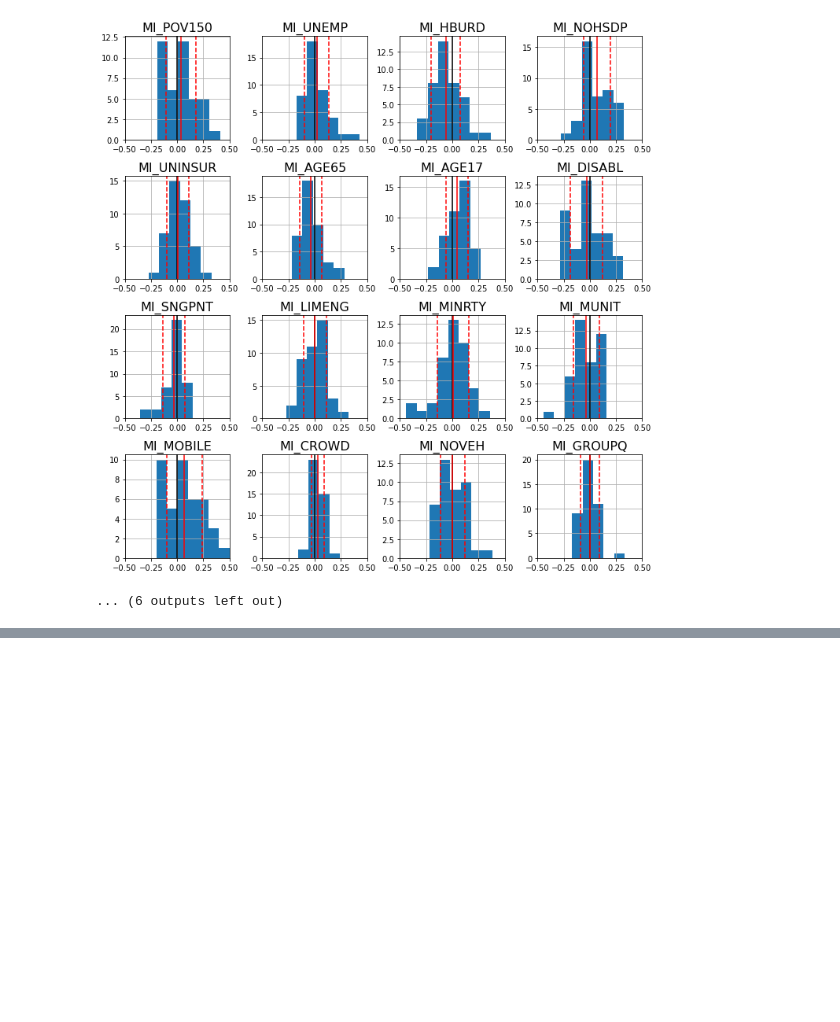
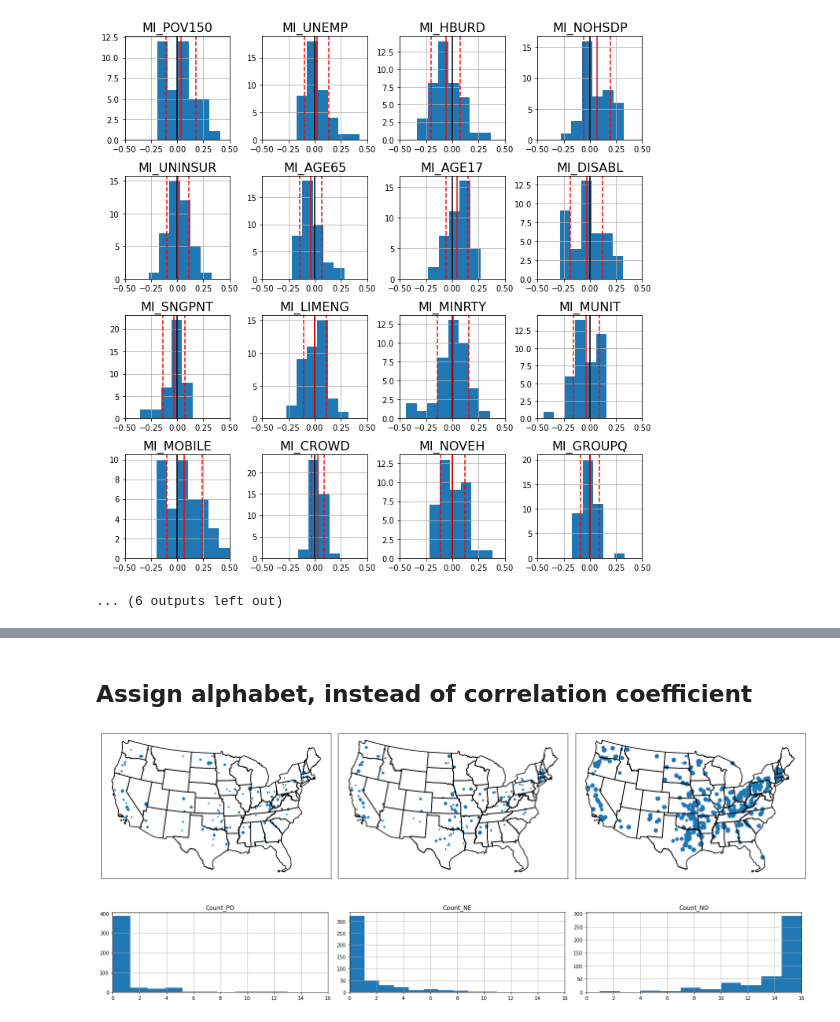
Before and after one commit to I-GUIDE/population_vulnerable_to_dam_failure, a Jupyter notebook: K_means_clustering-Copy1.ipynb, the cells around one changed output, grey strips where cells are left out. Cells and saved outputs as stored; diff of their text form; code cells hidden in the pictures; blank space fills up the shorter version.

```diff
--- a/K_means_clustering-Copy1.ipynb
+++ b/K_means_clustering-Copy1.ipynb
@@ -294,0 +254,2 @@ ax[2].set_ylim(-0.3, 0.3)
+# %% [markdown]
+## Assign alphabet, instead of correlation coefficient
@@ -294,0 +261,56 @@ ax[2].set_ylim(-0.3, 0.3)
+# %%
+cols = [col.split('_')[1] for col in census_info.keys()]
+cols
+
+for idx, row in mi.iterrows():
+    for col in cols:
+        if (row[f"pval_{col}"] < 0.05) & (row[f"MI_{col}"] >= 0.2):
+            mi.at[idx, f'Code_{col}'] = 'PO' # Positive correlation
+        elif (row[f"pval_{col}"] < 0.05) & (row[f"MI_{col}"] <= -0.2):
+            mi.at[idx, f'Code_{col}'] = 'NE' # Negative correlation
+        else:
+            mi.at[idx, f'Code_{col}'] = 'NO' # No correlation
+
+
+# Count code (PO, NE, NO) per dam
+for idx, row in mi.iterrows():
+    mi.at[idx, 'Count_NE'] = sum(row == 'NE')
+    mi.at[idx, 'Count_PO'] = sum(row == 'PO')
+    mi.at[idx, 'Count_NO'] = sum(row == 'NO')
+
+mi['Count_NE_S'] = mi['Count_NE'] *5 # ** 2.3
+mi['Count_PO_S'] = mi['Count_PO'] *5 # ** 2.3
+mi['Count_NO_S'] = mi['Count_NO'] ** 1.5
+
+mi = mi.to_crs(epsg=5070)
+# %%
+fig, ax = plt.subplots(1, 3, figsize=(20,10))
+
+state.boundary.plot(ax=ax[0], color='black')
+mi.plot(markersize='Count_PO_S', ax=ax[0], legend=True)
+
+state.boundary.plot(ax=ax[1], color='black')
+mi.plot(markersize='Count_NE_S', ax=ax[1])
+
+state.boundary.plot(ax=ax[2], color='black')
+mi.plot(markersize='Count_NO_S', ax=ax[2])
+
+for a in ax:
+    a.get_xaxis().set_visible(False)
+    a.get_yaxis().set_visible(False)
+
+plt.tight_layout()
+# %% [output]
+[figure, added]
+# %%
+fig, ax = plt.subplots(1, 3, figsize=(20,3))
+
+mi.hist('Count_PO', ax=ax[0])
+mi.hist('Count_NE', ax=ax[1])
+mi.hist('Count_NO', ax=ax[2])
+
+for a in ax:
+    a.set_xlim(0, 16)
+plt.tight_layout()
+# %% [output]
+[figure, added]
```
Also changed, not shown: parts of 26 cells of this notebook, 1 other file.
